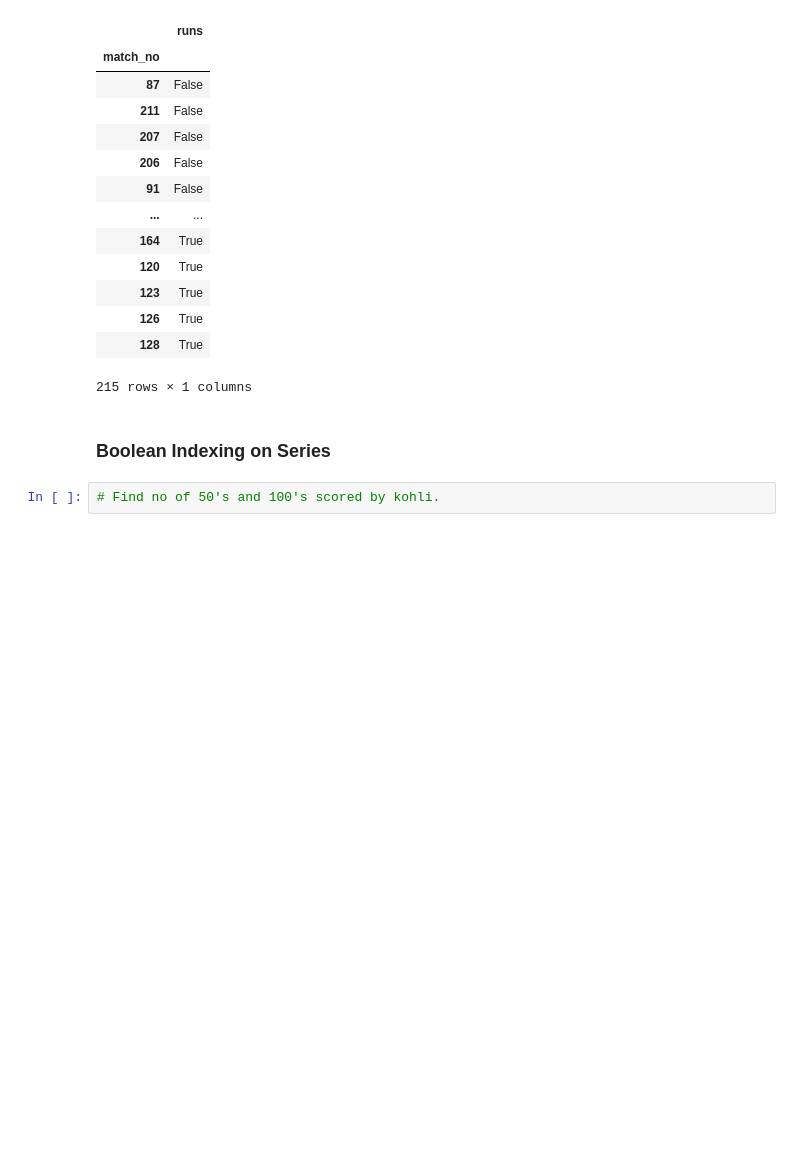
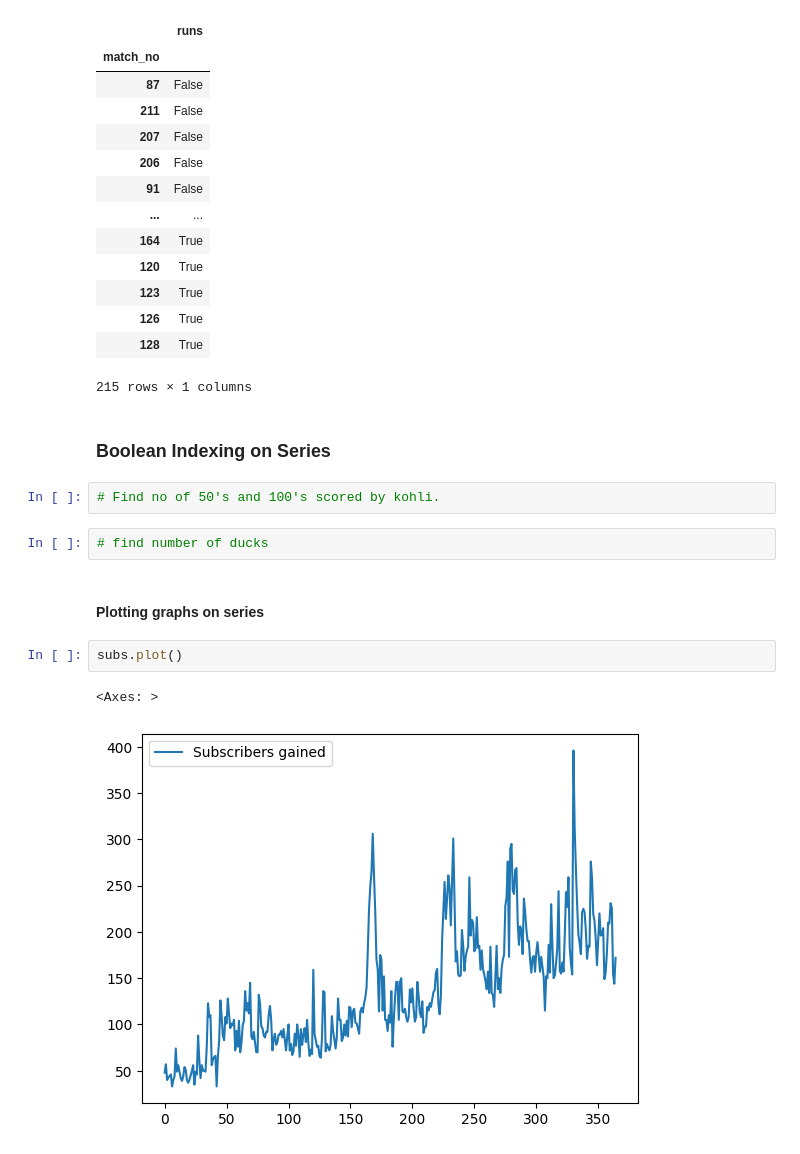
Before and after one commit to ayushpanchal26/pyprojects, a Jupyter notebook: data_science/16_pandas_series.ipynb, the cells around one changed output. Cells and saved outputs as stored; diff of their text form; blank space fills up the shorter version.

```diff
--- a/data_science/16_pandas_series.ipynb
+++ b/data_science/16_pandas_series.ipynb
@@ -588,3 +588,12 @@ vk>=50
 ### Boolean Indexing on Series
 # %%
 # Find no of 50's and 100's scored by kohli.
+# %%
+# find number of ducks
+# %% [markdown]
+#### Plotting graphs on series
+# %%
+subs.plot()
+# %% [output]
+<Axes: >
+[figure, added]
```
Also changed, not shown: parts of 4 cells of this notebook, 29 other files.
